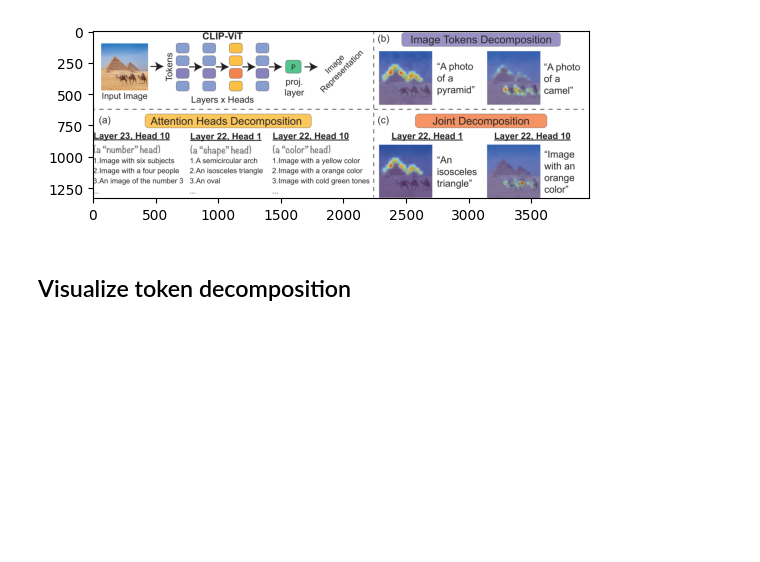
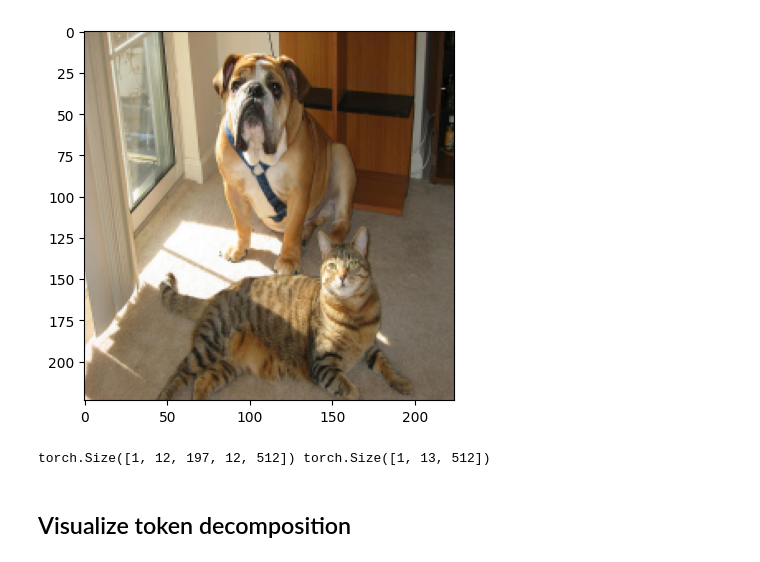
Before and after one commit to vstrozzi/MT2024, a Jupyter notebook: demo.ipynb, the cells around one changed output. Cells and saved outputs as stored; diff of their text form; code cells hidden in the pictures; blank space fills up the shorter version.

```diff
--- a/demo.ipynb
+++ b/demo.ipynb
@@ -51,19 +50,23 @@ Len of res: 12
 # %%
 ## Load image
 
-image_pil = Image.open('images/teaser.png')
+image_pil = Image.open('images/catdog.png')
 image = preprocess(image_pil)[np.newaxis, :, :, :]
 _ = plt.imshow(image_pil)
 # %% [output]
-[figure, old version]
+[figure, new version]
 # %%
 ## Run the image:
 prs.reinit()
 with torch.no_grad():
+    # Get the embedding of the image
     representation = model.encode_image(image.to(device),
-                                        attn_method='head',
+                                        attn_method='head', # get patch contribution per fixed head
                                         normalize=False)
-    attentions, mlps = prs.finalize(representation)  # attentions: [1, 32, 257, 16, 1024], mlps: [1, 33, 1024]
+    attentions, mlps = prs.finalize(representation)  # attentions: [1, 12, 197, 16, 512], [b, l, n, h, d], mlps: [1, 13, 512], [b, l + 1, d]
+    print(attentions.shape, mlps.shape)
+# %% [output]
+torch.Size([1, 12, 197, 12, 512]) torch.Size([1, 13, 512])
 # %% [markdown]
 ## Visualize token decomposition
 # %%
```
Also changed, not shown: parts of 4 cells of this notebook, 7 other files.
